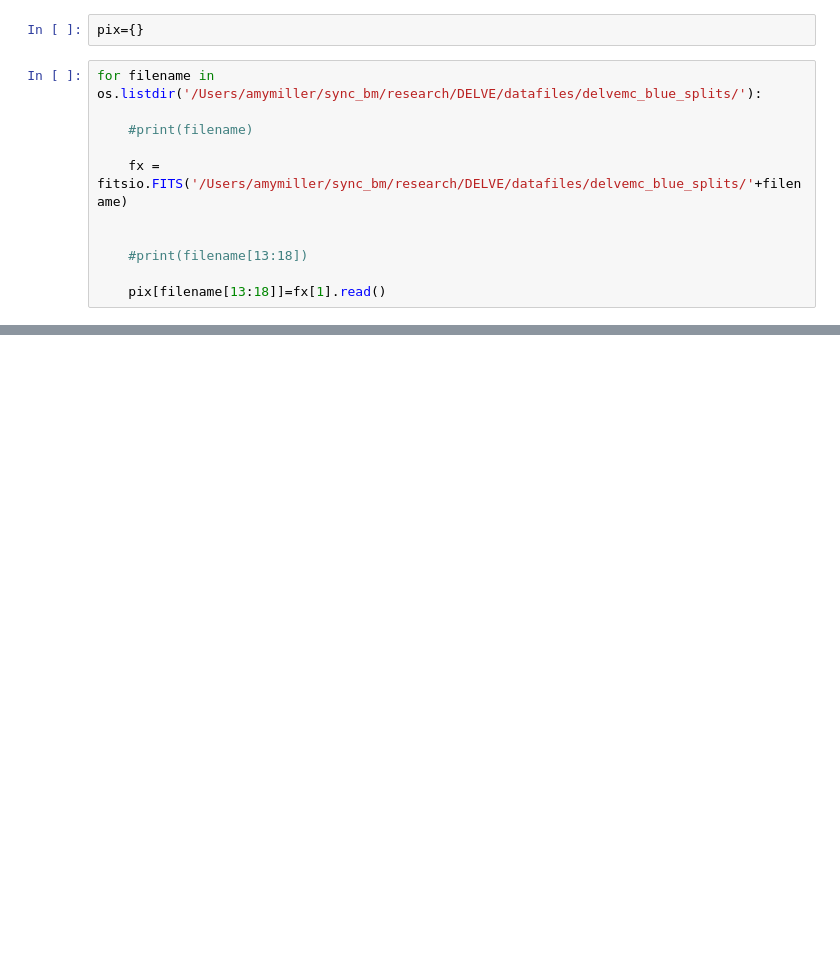
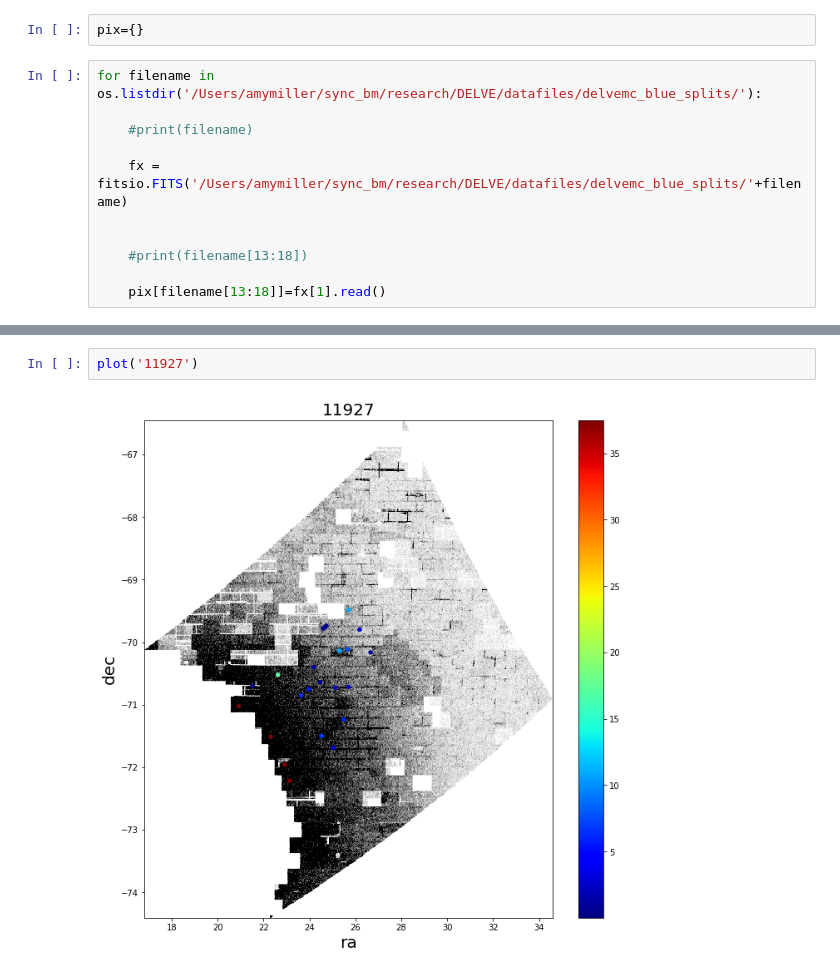
Before and after one commit to amyelizmiller/DELVE, a Jupyter notebook: plot_peak_locations_on_healpix_map.ipynb, the cells around one changed output, grey strips where cells are left out. Cells and saved outputs as stored; diff of their text form; blank space fills up the shorter version.

```diff
--- a/plot_peak_locations_on_healpix_map.ipynb
+++ b/plot_peak_locations_on_healpix_map.ipynb
@@ -137,0 +94,4 @@ plot2('11812',df[1].values,df[2].values,df[0].values)
+# %%
+plot('11927')
+# %% [output]
+[figure, added]
```
Also changed, not shown: parts of 17 cells of this notebook.
